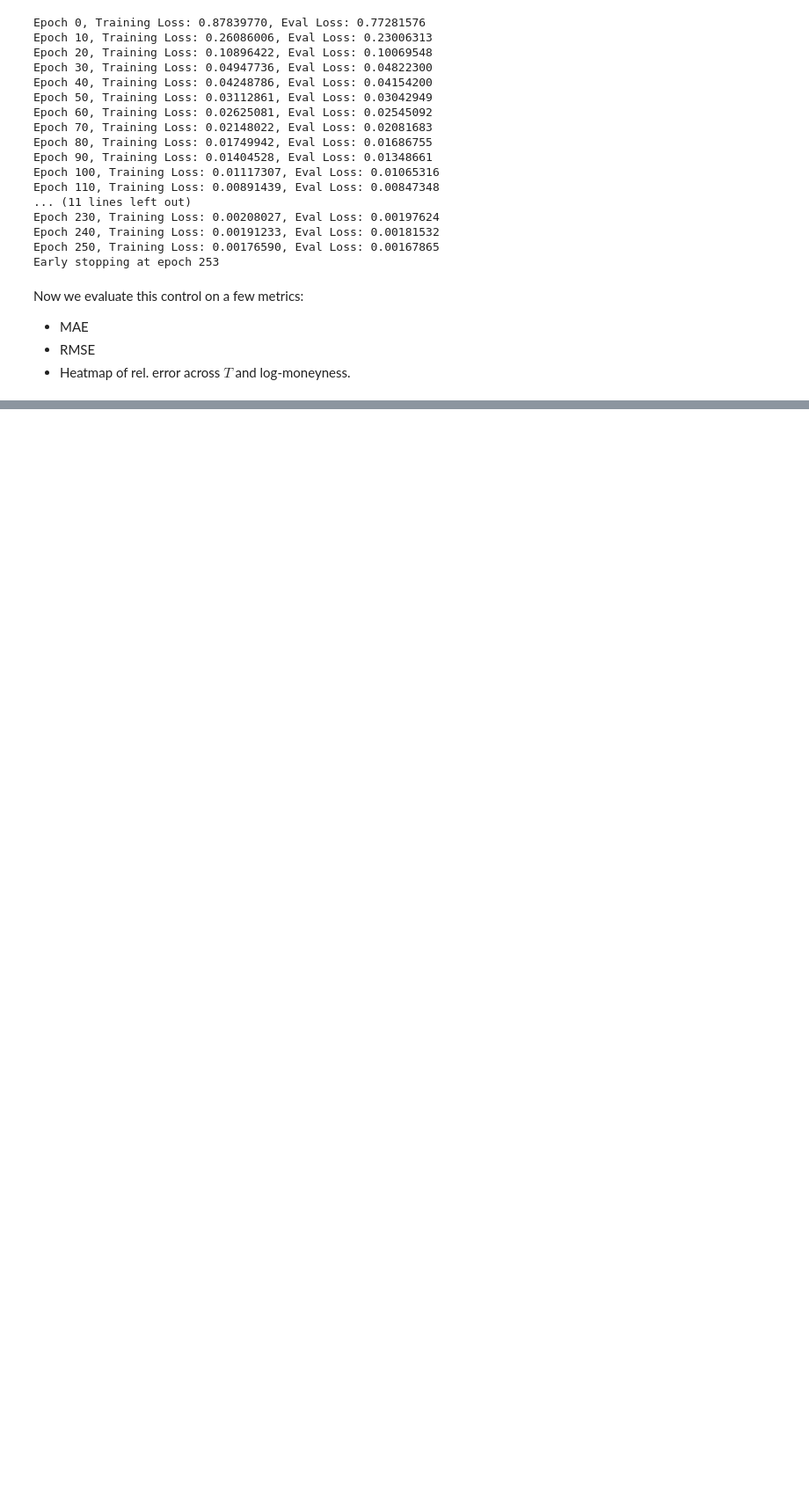
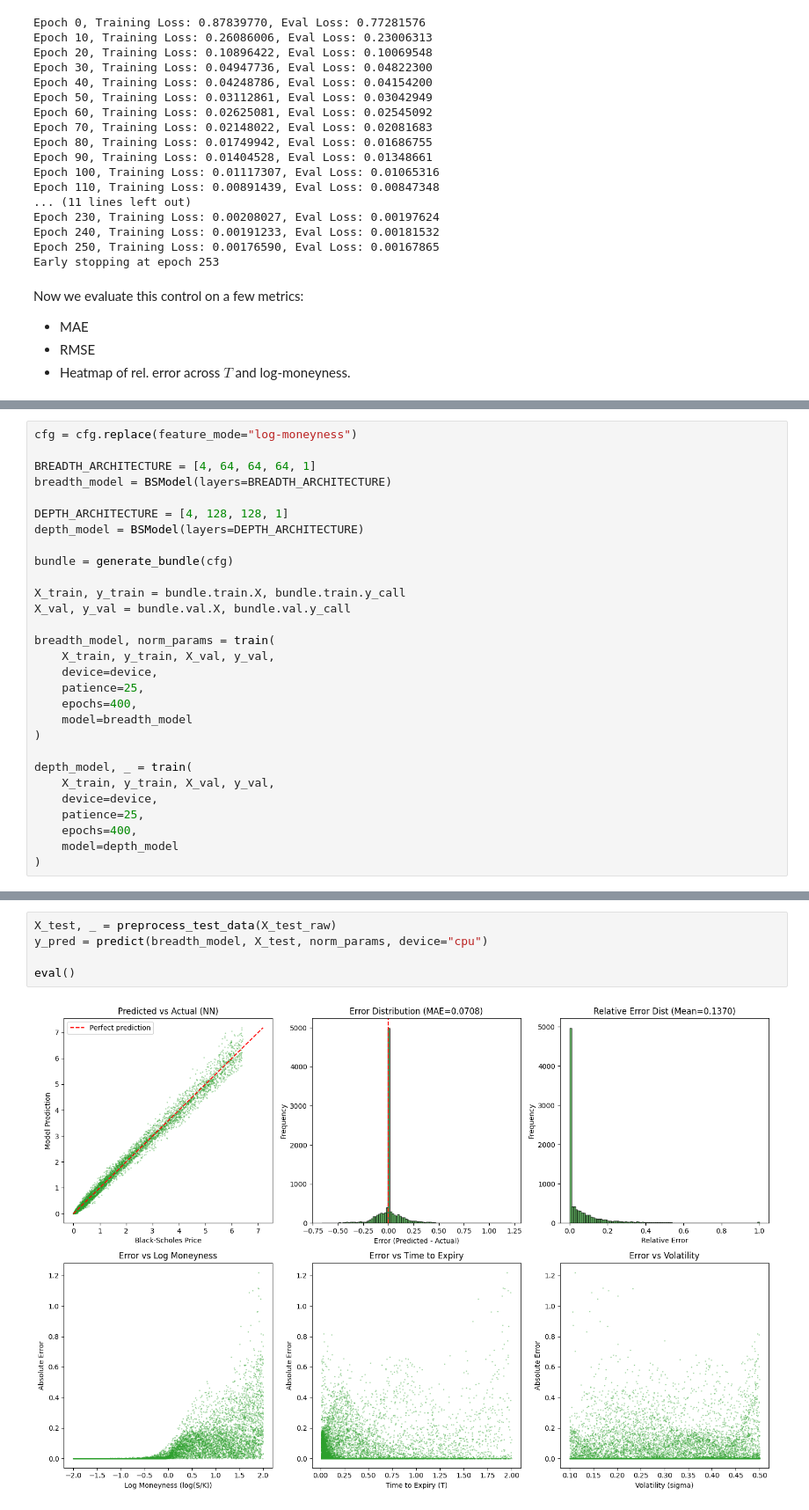
Before and after one commit to fwen2026/options-pricer, a Jupyter notebook: notebooks/nn_ablation.ipynb, the cells around one changed output, grey strips where cells are left out. Shown at 88% size. Drawn from its saved outputs; the diff is of its cells as text; blank space fills up the shorter version.

```diff
--- a/notebooks/nn_ablation.ipynb
+++ b/notebooks/nn_ablation.ipynb
@@ -99,0 +175,29 @@ print(metrics)
+# %%
+cfg = cfg.replace(feature_mode="log-moneyness")
+
+BREADTH_ARCHITECTURE = [4, 64, 64, 64, 1]
+breadth_model = BSModel(layers=BREADTH_ARCHITECTURE)
+
+DEPTH_ARCHITECTURE = [4, 128, 128, 1]
+depth_model = BSModel(layers=DEPTH_ARCHITECTURE)
+
+bundle = generate_bundle(cfg)
+
+X_train, y_train = bundle.train.X, bundle.train.y_call
+X_val, y_val = bundle.val.X, bundle.val.y_call
+
+breadth_model, norm_params = train(
+    X_train, y_train, X_val, y_val,
+    device=device,
+    patience=25,
+    epochs=400,
+    model=breadth_model
+)
+
+depth_model, _ = train(
+    X_train, y_train, X_val, y_val,
+    device=device,
+    patience=25,
+    epochs=400,
+    model=depth_model
+)
@@ -99,0 +222,7 @@ print(metrics)
+# %%
+X_test, _ = preprocess_test_data(X_test_raw)
+y_pred = predict(breadth_model, X_test, norm_params, device="cpu")
+
+eval()
+# %% [output]
+[figure, added]
```
Also changed, not shown: parts of 13 cells of this notebook.
